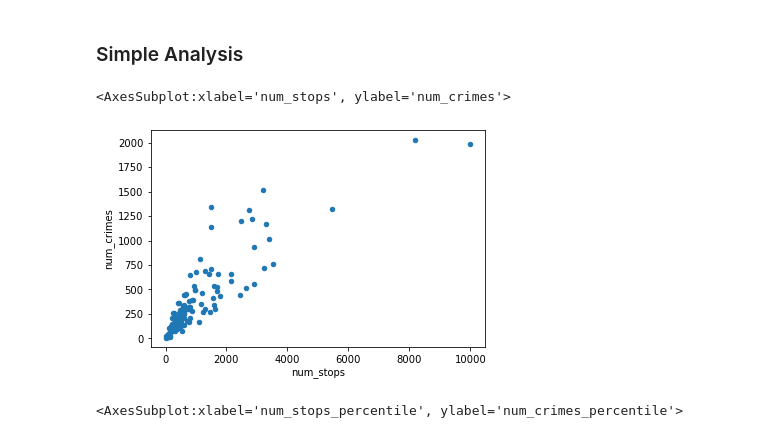
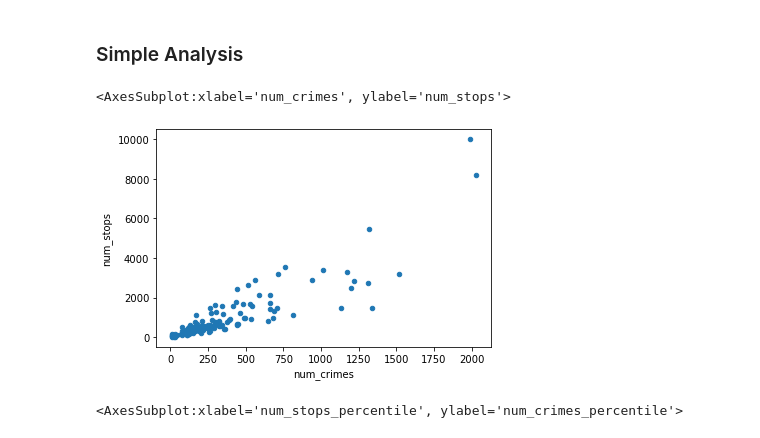
Before and after one commit to aldabbagh/DPI617, a Jupyter notebook: starter.ipynb, the cells around one changed output. Saved outputs shown, nothing was run; the diff lists cells and outputs as text; code cells hidden in the pictures.

Commit message:
fixed regressions
regression formula was wrong. I was trying to predict crimes and not stops

```diff
--- a/starter.ipynb
+++ b/starter.ipynb
@@ -216,10 +216,10 @@ model1_data['num_crimes_percentile'] = model1_data['num_crimes'].rank(pct=True)
 model1_data['num_stops_percentile'] = model1_data['num_stops'].rank(pct=True)
 # %%
 # plot a scatter plot of num_stops and num_crimes
-model1_data.plot.scatter(x='num_stops', y='num_crimes')
+model1_data.plot.scatter(x='num_crimes', y='num_stops')
 # %% [output]
-<AxesSubplot:xlabel='num_stops', ylabel='num_crimes'>
+<AxesSubplot:xlabel='num_crimes', ylabel='num_stops'>
-[figure, old version]
+[figure, new version]
 # %%
 # plot a scatter plot of num_stops_percentile and num_crimes_percentile
 model1_data.plot.scatter(x='num_stops_percentile', y='num_crimes_percentile')
```
Also changed, not shown: parts of 3 cells of this notebook, 3 other files.
